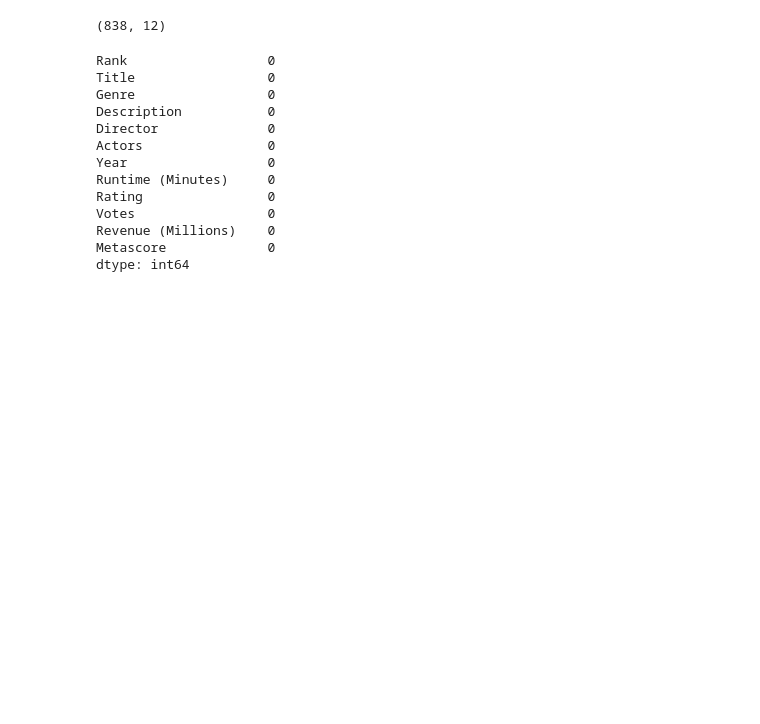
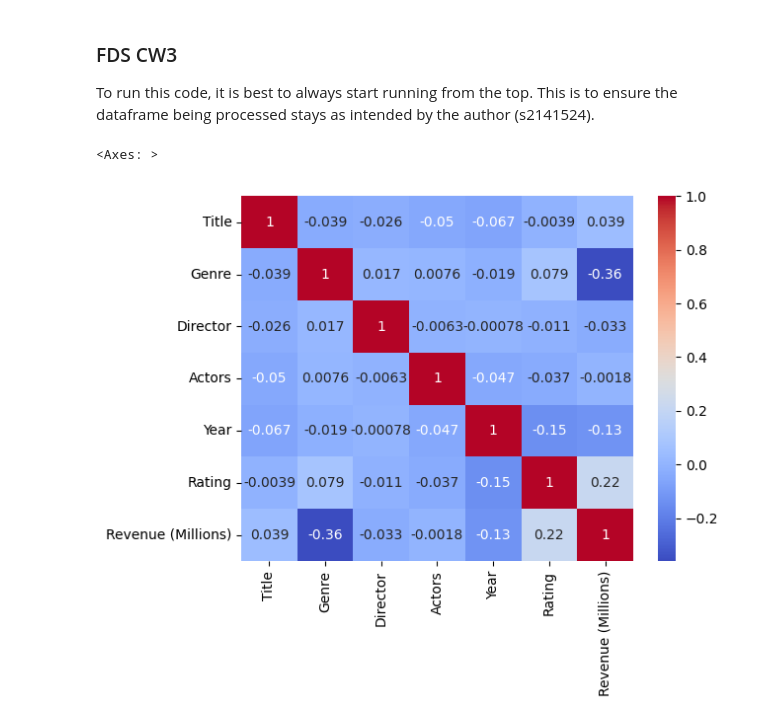
Before and after one commit to amadrafi/FDS-CW3, a Jupyter notebook: main2.ipynb, the cells around one changed output. Drawn from its saved outputs; the diff is of its cells as text; code cells hidden in the pictures; blank space fills up the shorter version.

```diff
--- a/main2.ipynb
+++ b/main2.ipynb
@@ -1,3 +1,7 @@
+# %% [markdown]
+### FDS CW3
+
+To run this code, it is best to always start running from the top. This is to ensure the dataframe being processed stays as intended by the author (s2141524).
 # %%
 import pandas as pd
 import numpy as np
@@ -8,25 +16,30 @@ from sklearn.linear_model import LinearRegression
 df = pd.read_csv('IMDB-Movie-Data.csv')
 # %%
 df = df.dropna()
-df.shape
+# df.shape
-# %% [output]
-(838, 12)
-# %%
-df.isna().sum()
-# %% [output]
-Rank                  0
-Title                 0
-Genre                 0
-Description           0
-Director              0
-Actors                0
-Year                  0
-Runtime (Minutes)     0
-Rating                0
-Votes                 0
-Revenue (Millions)    0
-Metascore             0
-dtype: int64
+# %%
+df5 = pd.read_csv('IMDB-Movie-Data.csv')
+
+df5 = df5.dropna()
+label_encoder = preprocessing.LabelEncoder()
+
+
+df5['Genre']= label_encoder.fit_transform(df5['Genre'])
+df5['Director']= label_encoder.fit_transform(df5['Director'])
+df5['Title']= label_encoder.fit_transform(df5['Title'])
+df5['Actors']= label_encoder.fit_transform(df5['Actors'])
+df5.drop('Description', axis=1, inplace=True)
+df5.drop('Votes', axis=1, inplace=True)
+df5.drop('Rank', axis=1, inplace=True)
+df5.drop('Runtime (Minutes)', axis=1, inplace=True)
+df5 = df5.drop('Metascore', axis=1)
+
+corr_matrix = df5.corr()
+
+sns.heatmap(corr_matrix, annot=True, cmap='coolwarm')
+# %% [output]
+<Axes: >
+[figure, added]
 # %%
 X = df['Rating']
 Y = df['Revenue (Millions)']
```
Also changed, not shown: parts of 13 cells of this notebook.
